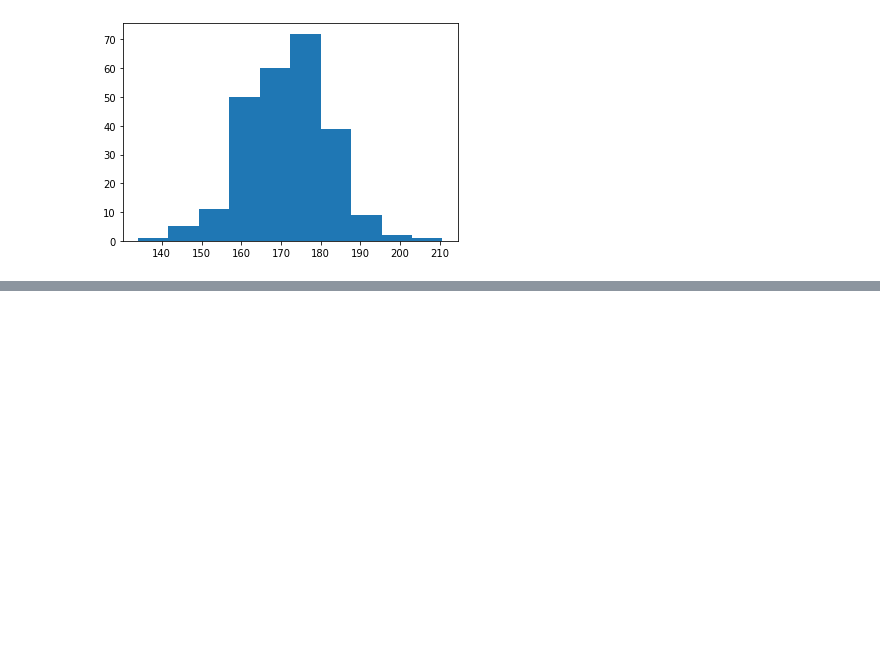
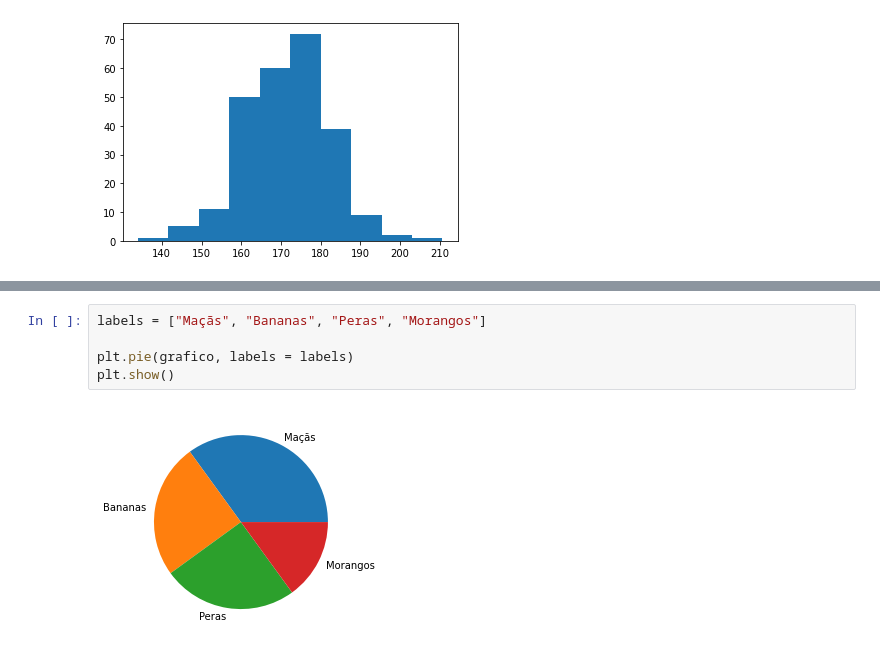
Before and after one commit to batista7557/Gr-ficos-com-Matplotlib, a Jupyter notebook: MatPlot.ipynb, the cells around one changed output, grey strips where cells are left out. Drawn from its saved outputs; the diff is of its cells as text; blank space fills up the shorter version.

```diff
--- a/MatPlot.ipynb
+++ b/MatPlot.ipynb
@@ -340,0 +350,7 @@ plt.show()
+# %%
+labels = ["Maçãs", "Bananas", "Peras", "Morangos"]
+
+plt.pie(grafico, labels = labels)
+plt.show()
+# %% [output]
+[figure, added]
```
Also changed, not shown: parts of 8 cells of this notebook.
